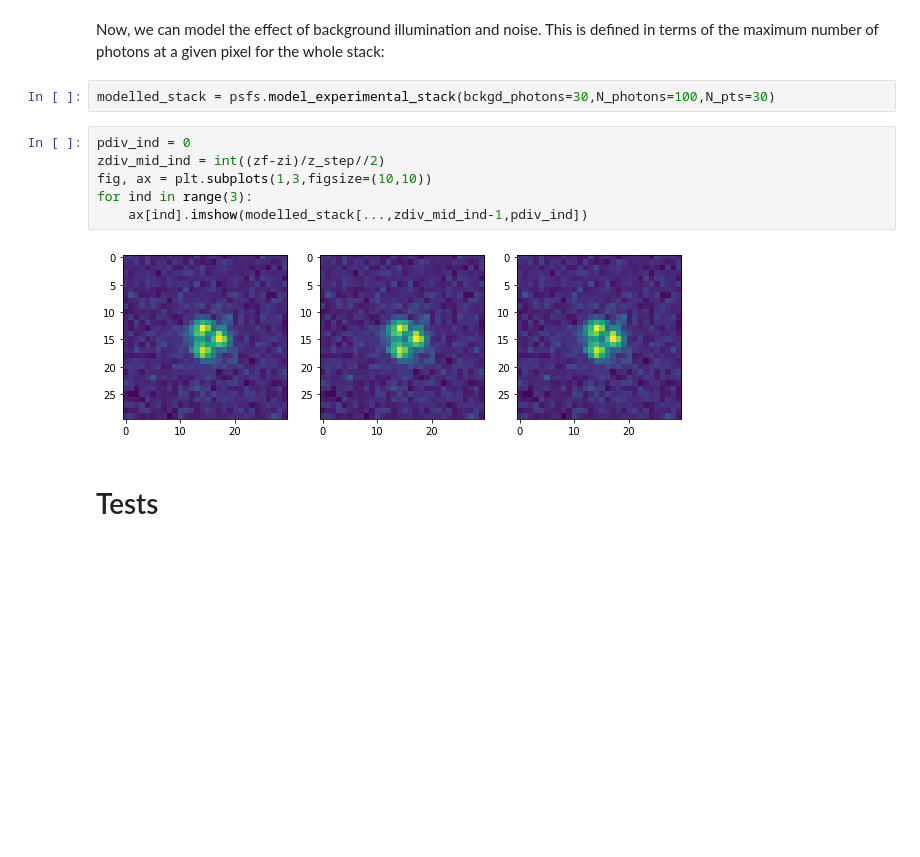
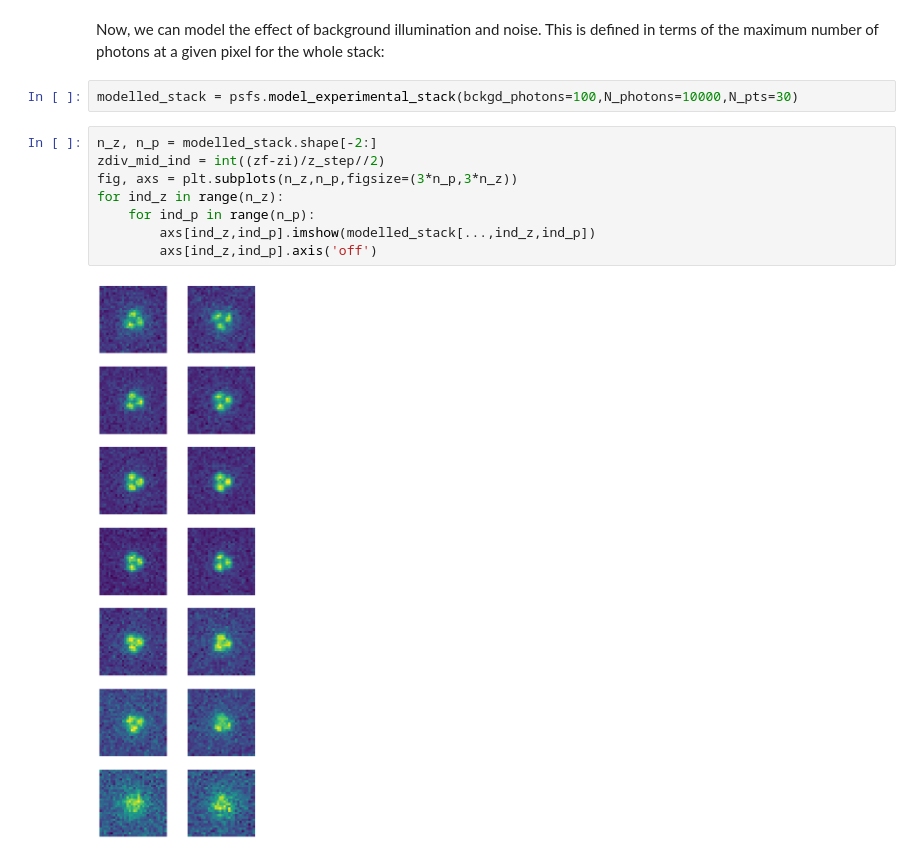
Before and after one commit to rodguti90/pyPSFstack, a Jupyter notebook: example_pyPSFstack.ipynb, the cells around one changed output. Saved outputs shown, nothing was run; the diff lists cells and outputs as text; blank space fills up the shorter version.

```diff
--- a/example_pyPSFstack.ipynb
+++ b/example_pyPSFstack.ipynb
@@ -123,14 +116,14 @@ for ind in range(2):
 # %% [markdown]
 Now, we can model the effect of background illumination and noise. This is defined in terms of the maximum number of photons at a given pixel for the whole stack:
 # %%
-modelled_stack = psfs.model_experimental_stack(bckgd_photons=30,N_photons=100,N_pts=30)
+modelled_stack = psfs.model_experimental_stack(bckgd_photons=100,N_photons=10000,N_pts=30)
-# %%
-pdiv_ind = 0
-zdiv_mid_ind = int((zf-zi)/z_step//2)
-fig, ax = plt.subplots(1,3,figsize=(10,10))
-for ind in range(3):
-    ax[ind].imshow(modelled_stack[...,zdiv_mid_ind-1,pdiv_ind])
-# %% [output]
-[figure, removed]
-# %% [markdown]
-# Tests
+# %%
+n_z, n_p = modelled_stack.shape[-2:]
+zdiv_mid_ind = int((zf-zi)/z_step//2)
+fig, axs = plt.subplots(n_z,n_p,figsize=(3*n_p,3*n_z))
+for ind_z in range(n_z):
+    for ind_p in range(n_p):
+        axs[ind_z,ind_p].imshow(modelled_stack[...,ind_z,ind_p])
+        axs[ind_z,ind_p].axis('off')
+# %% [output]
+[figure, added]
```
Also changed, not shown: parts of 16 cells of this notebook.
